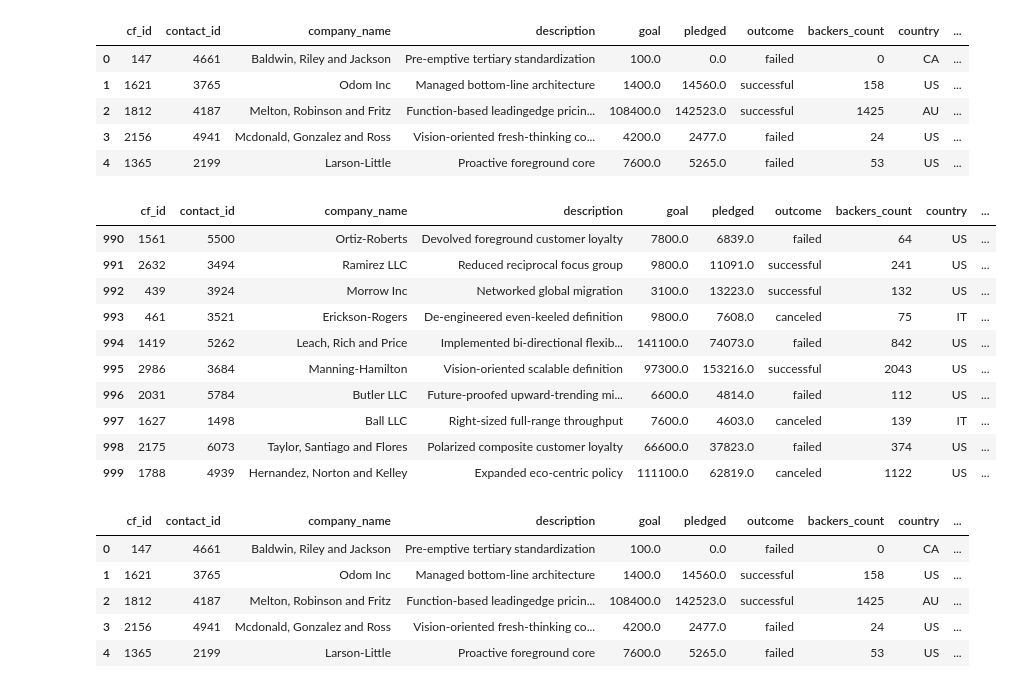
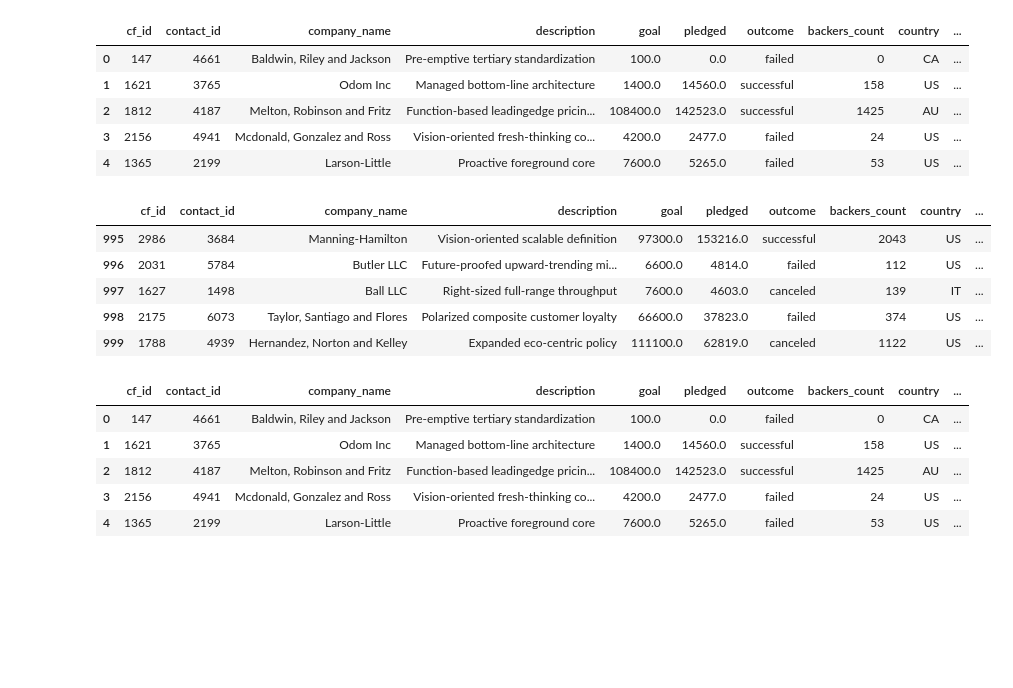
Before and after one commit to cpparker823/Crowdfunding_ETL, a Jupyter notebook: ETL_Mini_Project_Starter_Code_Cory3132024.ipynb, the cells around one changed output. Cells and saved outputs as stored; diff of their text form; code cells hidden in the pictures; blank space fills up the shorter version.

```diff
--- a/ETL_Mini_Project_Starter_Code_Cory3132024.ipynb
+++ b/ETL_Mini_Project_Starter_Code_Cory3132024.ipynb
@@ -246,17 +246,12 @@ campaign_df.head()
 # %%
 # Merge the campaign_df with the category_df on the "category" column and
 # the subcategory_df on the "subcategory" column.
 campaign_merged_df = campaign_df.merge(category_df, on='category', how='left')
-campagin_merged_df = campaign_df.merge(subcategory_df, on='subcategory', how='left')
+campaign_merged_df = campaign_merged_df.merge(subcategory_df, on='subcategory', how='left')
 
-campaign_merged_df.tail(10)
+campaign_merged_df.tail()
 # %% [output]
 |  | cf_id | contact_id | company_name | description | goal | pledged | outcome | backers_count | country | ... |
-| 990 | 1561 | 5500 | Ortiz-Roberts | Devolved foreground customer loyalty | 7800.0 | 6839.0 | failed | 64 | US | ... |
-| 991 | 2632 | 3494 | Ramirez LLC | Reduced reciprocal focus group | 9800.0 | 11091.0 | successful | 241 | US | ... |
-| 992 | 439 | 3924 | Morrow Inc | Networked global migration | 3100.0 | 13223.0 | successful | 132 | US | ... |
-| 993 | 461 | 3521 | Erickson-Rogers | De-engineered even-keeled definition | 9800.0 | 7608.0 | canceled | 75 | IT | ... |
-| 994 | 1419 | 5262 | Leach, Rich and Price | Implemented bi-directional flexib... | 141100.0 | 74073.0 | failed | 842 | US | ... |
 | 995 | 2986 | 3684 | Manning-Hamilton | Vision-oriented scalable definition | 97300.0 | 153216.0 | successful | 2043 | US | ... |
 | 996 | 2031 | 5784 | Butler LLC | Future-proofed upward-trending mi... | 6600.0 | 4814.0 | failed | 112 | US | ... |
 | 997 | 1627 | 1498 | Ball LLC | Right-sized full-range throughput | 7600.0 | 4603.0 | canceled | 139 | IT | ... |
```
Also changed, not shown: parts of 7 cells of this notebook.
